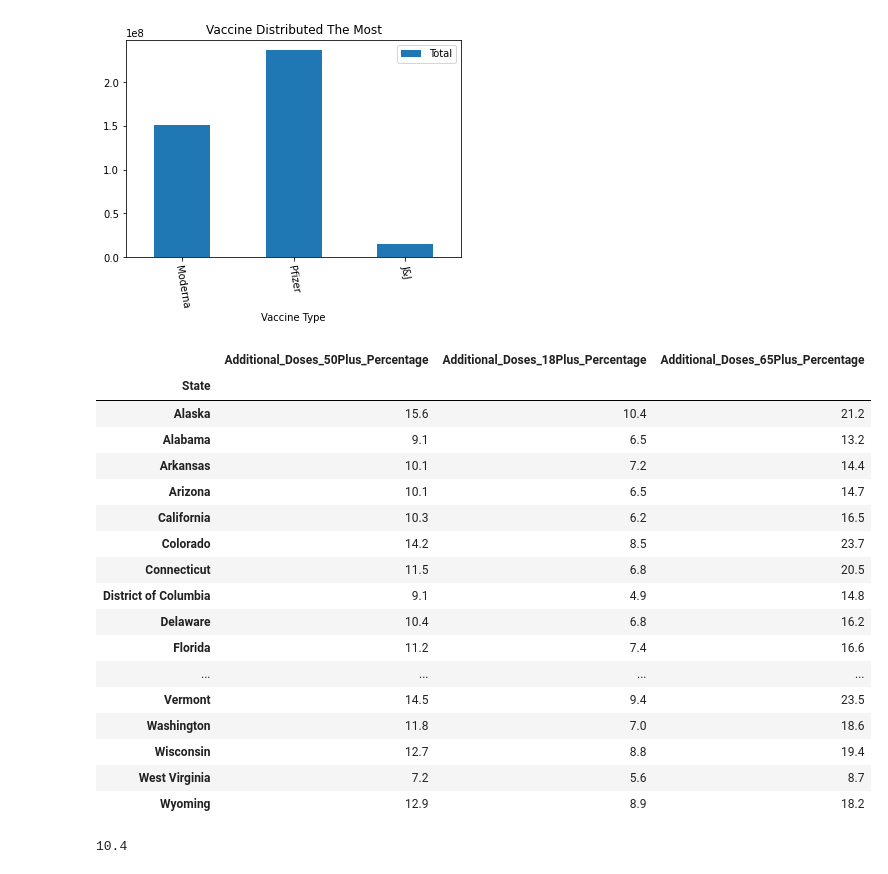
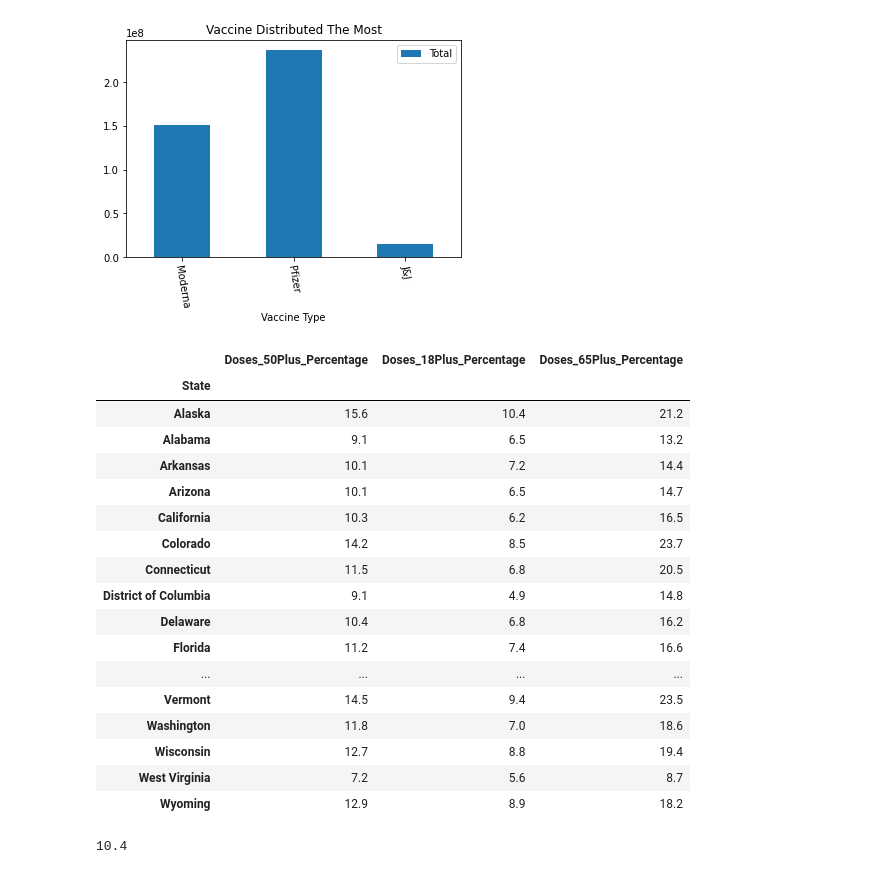
Before and after one commit to Ramsha2025/US-Vaccine-Tracker-Challenge, a Jupyter notebook: US-Vaccine-Tracker.ipynb, the cells around one changed output. Drawn from its saved outputs; the diff is of its cells as text; code cells hidden in the pictures.

```diff
--- a/US-Vaccine-Tracker.ipynb
+++ b/US-Vaccine-Tracker.ipynb
@@ -442,9 +442,13 @@ plt.savefig("Visualizations/Vaccine Distributed The Most.png")
 manufacturer_df=us_vaccine_admin_df.loc[:,['State','Additional_Doses_50Plus_Percentage','Additional_Doses_18Plus_Percentage','Additional_Doses_65Plus_Percentage']]
 # %%
 manufacturer_df =manufacturer_df.set_index(['State'])
+manufacturer_df=manufacturer_df.rename(columns={'Additional_Doses_50Plus_Percentage':'Doses_50Plus_Percentage',
+                                                'Additional_Doses_18Plus_Percentage':'Doses_18Plus_Percentage',
+                                                'Additional_Doses_65Plus_Percentage':'Doses_65Plus_Percentage'})
+
 manufacturer_df
 # %% [output]
-|  | Additional_Doses_50Plus_Percentage | Additional_Doses_18Plus_Percentage | Additional_Doses_65Plus_Percentage |
+|  | Doses_50Plus_Percentage | Doses_18Plus_Percentage | Doses_65Plus_Percentage |
 | State |  |  |  |
 | Alaska | 15.6 | 10.4 | 21.2 |
 | Alabama | 9.1 | 6.5 | 13.2 |
```
Also changed, not shown: parts of 6 cells of this notebook.
